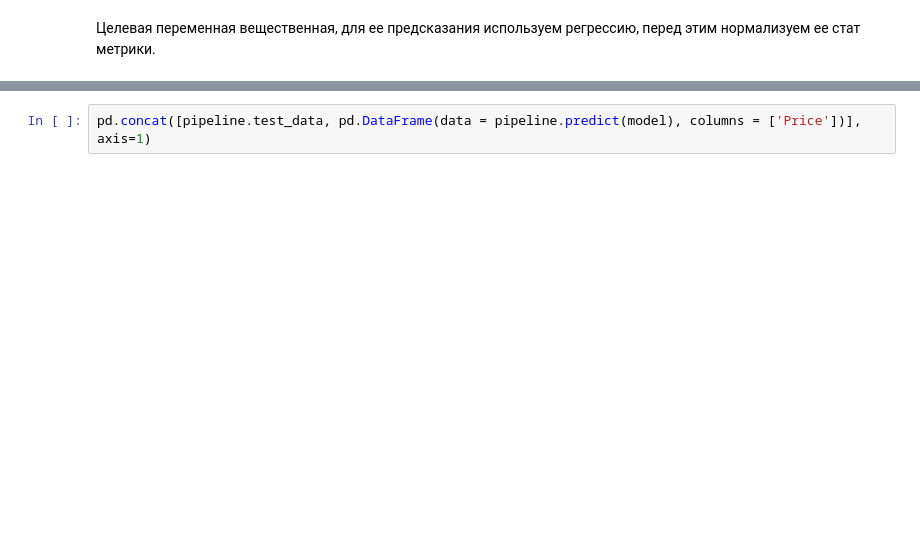
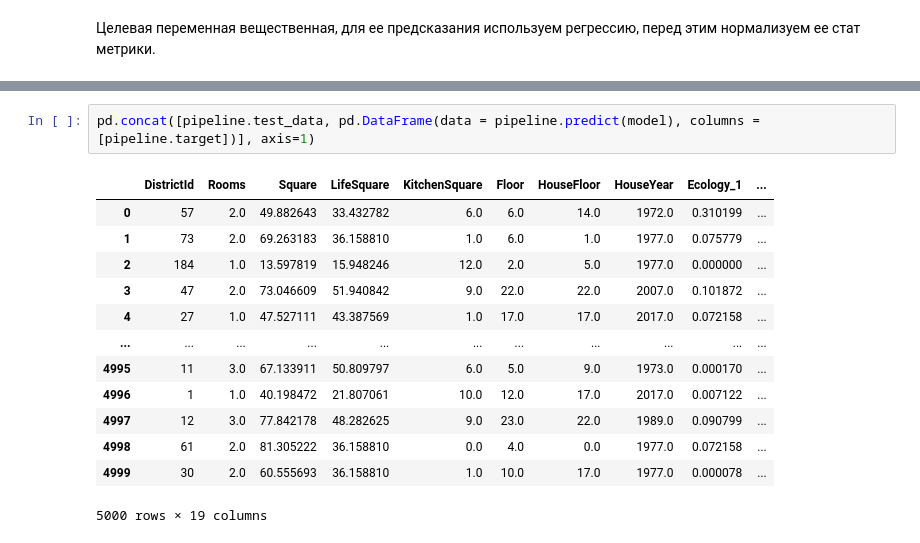
Before and after one commit to BlackStoneShadow/Python, a Jupyter notebook: MLearning/DSLibraries/Summary/Task1.ipynb, the cells around one changed output, grey strips where cells are left out. Drawn from its saved outputs; the diff is of its cells as text; blank space fills up the shorter version.

```diff
--- a/MLearning/DSLibraries/Summary/Task1.ipynb
+++ b/MLearning/DSLibraries/Summary/Task1.ipynb
@@ -408,2 +444,16 @@ pipeline.importances(model)
 # %%
-pd.concat([pipeline.test_data, pd.DataFrame(data = pipeline.predict(model), columns = ['Price'])], axis=1)
+pd.concat([pipeline.test_data, pd.DataFrame(data = pipeline.predict(model), columns = [pipeline.target])], axis=1)
+# %% [output]
+|  | DistrictId | Rooms | Square | LifeSquare | KitchenSquare | Floor | HouseFloor | HouseYear | Ecology_1 | ... |
+| 0 | 57 | 2.0 | 49.882643 | 33.432782 | 6.0 | 6.0 | 14.0 | 1972.0 | 0.310199 | ... |
+| 1 | 73 | 2.0 | 69.263183 | 36.158810 | 1.0 | 6.0 | 1.0 | 1977.0 | 0.075779 | ... |
+| 2 | 184 | 1.0 | 13.597819 | 15.948246 | 12.0 | 2.0 | 5.0 | 1977.0 | 0.000000 | ... |
+| 3 | 47 | 2.0 | 73.046609 | 51.940842 | 9.0 | 22.0 | 22.0 | 2007.0 | 0.101872 | ... |
+| 4 | 27 | 1.0 | 47.527111 | 43.387569 | 1.0 | 17.0 | 17.0 | 2017.0 | 0.072158 | ... |
+| ... | ... | ... | ... | ... | ... | ... | ... | ... | ... | ... |
+| 4995 | 11 | 3.0 | 67.133911 | 50.809797 | 6.0 | 5.0 | 9.0 | 1973.0 | 0.000170 | ... |
+| 4996 | 1 | 1.0 | 40.198472 | 21.807061 | 10.0 | 12.0 | 17.0 | 2017.0 | 0.007122 | ... |
+| 4997 | 12 | 3.0 | 77.842178 | 48.282625 | 9.0 | 23.0 | 22.0 | 1989.0 | 0.090799 | ... |
+| 4998 | 61 | 2.0 | 81.305222 | 36.158810 | 0.0 | 4.0 | 0.0 | 1977.0 | 0.072158 | ... |
+| 4999 | 30 | 2.0 | 60.555693 | 36.158810 | 1.0 | 10.0 | 17.0 | 1977.0 | 0.000078 | ... |
+5000 rows × 19 columns
```
Also changed, not shown: parts of 9 cells of this notebook.
